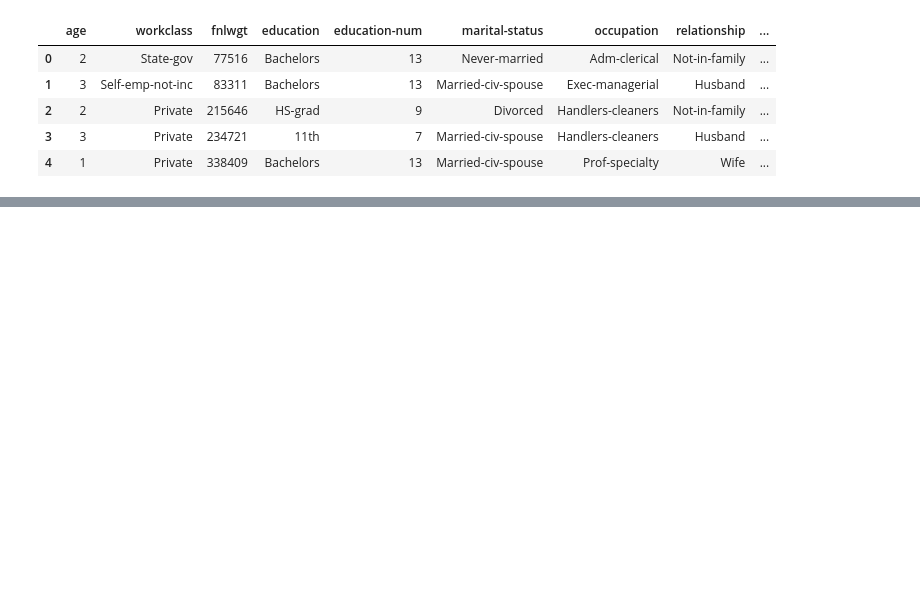
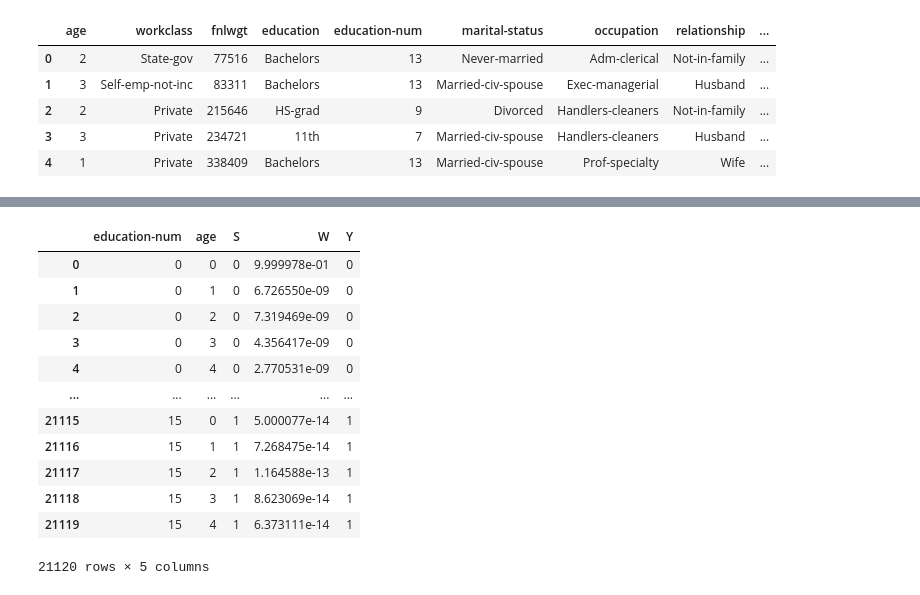
Before and after one commit to Quan-Zhou/OT_Debiasing, a Jupyter notebook: Dykstra_fromadult_higher.ipynb, the cells around one changed output, grey strips where cells are left out. Cells and saved outputs as stored; diff of their text form; code cells hidden in the pictures; blank space fills up the shorter version.

```diff
--- a/Dykstra_fromadult_higher.ipynb
+++ b/Dykstra_fromadult_higher.ipynb
@@ -235,7 +235,7 @@ def rdata_analysis(rdata,x_range):
     rdist['x_1']=np.array([pivot1[i] if i in list(pivot1.index) else 0 for i in x_range])/sum([pivot1[i] if i in list(pivot1.index) else 0 for i in x_range]) #empirical_distribution(rdata[rdata['S']==1],x_range)
     return rdist
 
-def c_generate(x_range):
+def c_generate_higher(x_range):
     bin=len(x_range)
     dim=len(x_range[0])
     C=np.random.random((bin,bin))
@@ -244,24 +244,38 @@ def c_generate(x_range):
             C[i,j]=sum(abs(x_range[i][d]-x_range[j][d]) for d in range(dim))
     return C
 
+def c_generate(x_range):
+    bin=len(x_range)
+    C=np.random.random((bin,bin))
+    for i in range(bin):
+        for j in range(bin):
+            C[i,j]=abs(x_range[i]-x_range[j])
+    return C
+
 def projection(df,coupling_matrix,x_range,x_list):
     bin=len(x_range)
     dim=len(x_list)
     data=df.groupby(by=list(chain(*[x_list,'S','Y'])),as_index=False).sum()# data column: x_list,S,Y,W
     data=data[x_list+['S','W','Y']]
     coupling=coupling_matrix.A1.reshape((bin,bin))
-    df_t=pd.DataFrame(columns=list(chain(*[x_list,'S','W','Y'])))
+    df_t=pd.DataFrame(columns=['X','S','W','Y'])
     for i in range(data.shape[0]):
         orig=data.iloc[i]
-        loc=np.where([x_range[i]==tuple(orig[0:dim].values) for i in range(bin)])[0][0]
+        loc=np.where([x_range[i]==orig[0:dim].values for i in range(bin)])[0][0]
         rows=np.nonzero(coupling[loc,:])[0]
-        sub=pd.DataFrame(columns=list(chain(*[x_list,'S','W','Y'])),index=rows)
-        sub[x_list]=orig[0:dim]
+        sub_dict={'X':[x_range[r] for r in rows],'W':list(coupling[loc,rows]/(sum(coupling[loc,rows]))*orig[dim+1])}
+        sub=pd.DataFrame(data=sub_dict, index=rows)
         sub['W']=coupling[loc,rows]/(sum(coupling[loc,rows]))*orig[dim+1]
         sub['S']=orig[dim]
         sub['Y']=orig[dim+2]
         df_t=pd.concat([df_t,sub],ignore_index=True)#pd.concat([df_t,samples_groupby(sub,x_list)], ignore_index=True)
-    return df_t
+    if dim>1:
+        for d in range(dim):
+            df_t[x_list[d]]=[df_t['X'][r][d] for r in range(df_t.shape[0])] #df_t['X'][:][d]
+    else:
+        df_t[x_list[0]]=df_t['X']
+
+    return df_t[x_list+['S','W','Y']]
 # %%
 pd.read_csv('C:/Users/zhouq/Documents/optimal_transport/adult_csv.csv').head()
 # %% [output]
@@ -306,3 +376,19 @@ V=np.matrix(dist['v']).T
+# %%
+rdata_base
+# %% [output]
+|  | education-num | age | S | W | Y |
+| 0 | 0 | 0 | 0 | 9.999978e-01 | 0 |
+| 1 | 0 | 1 | 0 | 6.726550e-09 | 0 |
+| 2 | 0 | 2 | 0 | 7.319469e-09 | 0 |
+| 3 | 0 | 3 | 0 | 4.356417e-09 | 0 |
+| 4 | 0 | 4 | 0 | 2.770531e-09 | 0 |
+| ... | ... | ... | ... | ... | ... |
+| 21115 | 15 | 0 | 1 | 5.000077e-14 | 1 |
+| 21116 | 15 | 1 | 1 | 7.268475e-14 | 1 |
+| 21117 | 15 | 2 | 1 | 1.164588e-13 | 1 |
+| 21118 | 15 | 3 | 1 | 8.623069e-14 | 1 |
+| 21119 | 15 | 4 | 1 | 6.373111e-14 | 1 |
+21120 rows × 5 columns
 # %%
 #plt.plot(range(bin),dist['x'])
 plt.plot(range(bin),dist['x_0'])
```
Also changed, not shown: parts of 7 cells of this notebook.
